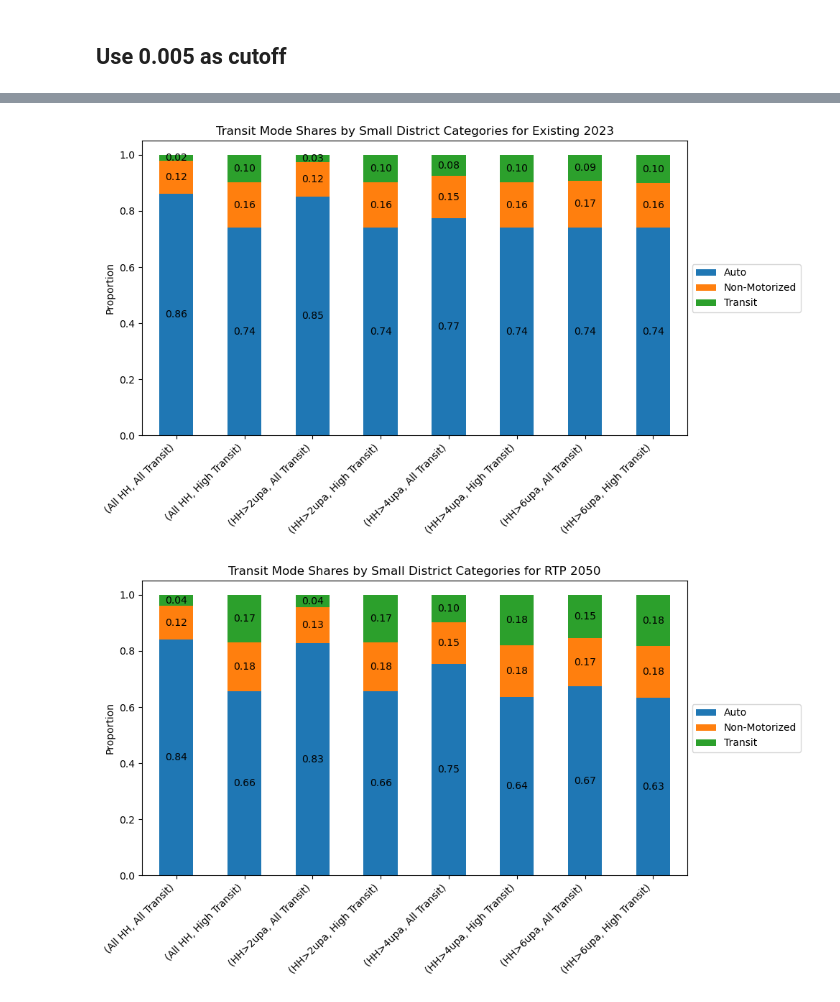
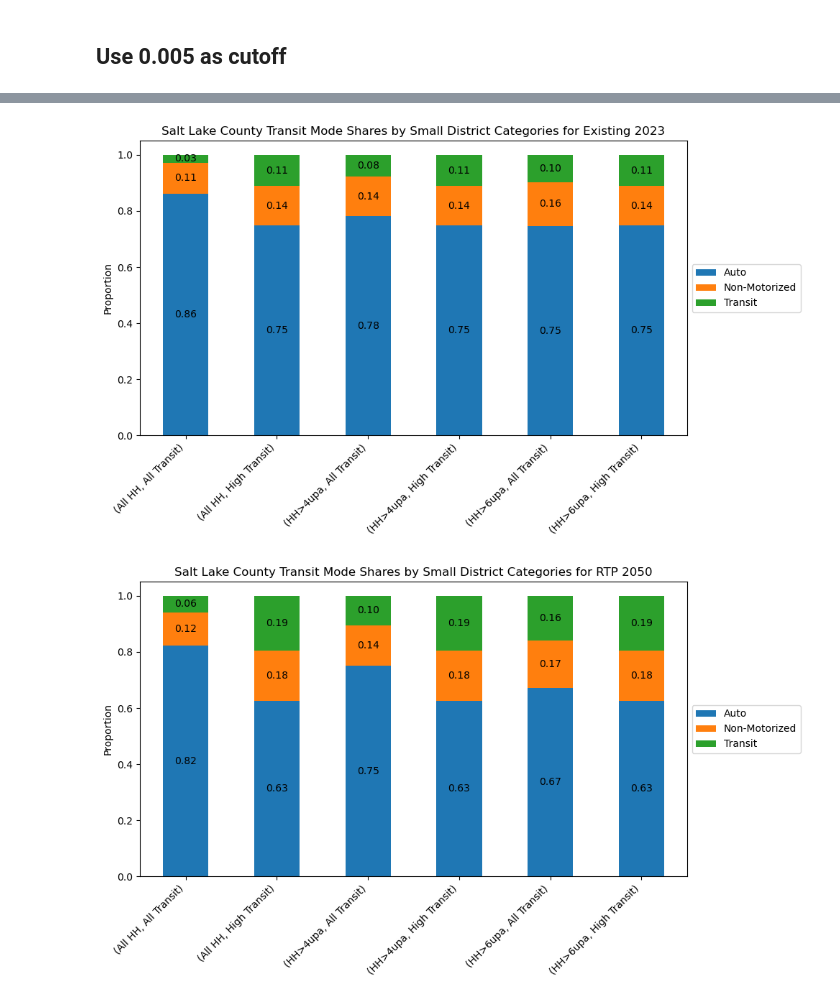
Before and after one commit to WFRCAnalytics/Transportation-Benefit-of-Centers, a Jupyter notebook: Density-Mode-Share.ipynb, the cells around one changed output, grey strips where cells are left out. Drawn from its saved outputs; the diff is of its cells as text; code cells hidden in the pictures.

Commit message:
filter for salt-lake-county

```diff
--- a/Density-Mode-Share.ipynb
+++ b/Density-Mode-Share.ipynb
@@ -8,6 +8,7 @@ import numpy as np
 # %%
 # Step 2: Load the GeoJSON file as a GeoDataFrame
 taz_gdf = gpd.read_file('data/WFv900_TAZ.geojson')
+taz_gdf = taz_gdf[taz_gdf['DSUP_NAME']=='Salt Lake County']
 taz_dsml_acres_df = taz_gdf[['TAZID','DISTSML','DSML_NAME','ACRES','DEVACRES']]
 taz_dsml_acres_df
 # %% [output]
@@ -32,6 +33,9 @@ _df2['scenario'] = 'rtp-2050'
 
 se_df = pd.concat([_df1, _df2])
 se_df.rename(columns={';TAZID':'TAZID'}, inplace=True)
+
+se_df = se_df[se_df['CO_FIPS']==35]
+
 se_df
 # %% [output]
 |  | TAZID | CO_TAZID | TOTHH | HHPOP | HHSIZE | TOTEMP | RETEMP | INDEMP | OTHEMP | ALLEMP | ... | ... |
@@ -755,33 +775,33 @@ def plot_stacked_bar_chart_with_labels(summary_df):
             title = 'Existing 2023'
         elif scenario == 'rtp-2050':
             title = 'RTP 2050'
         else:
             title = scenario  # Default to the scenario name if not matched
 
         ax = scenario_data.plot(kind='bar', stacked=True, figsize=(10, 6))
 
         # Move the legend outside of the plot
         plt.legend(loc='center left', bbox_to_anchor=(1.0, 0.5))
 
         # Add data labels on top of the bars
         for p in ax.patches:
             width = p.get_width()
             height = p.get_height()
             x = p.get_x()
             y = p.get_y()
 
             if height > 0:  # Label only if there is a value
                 ax.text(x + width / 2, y + height / 2, f'{height:.2f}', ha='center', va='center')
 
-        plt.title(f'Transit Mode Shares by Small District Categories for {title}')
+        plt.title(f'Salt Lake County Transit Mode Shares by Small District Categories for {title}')
         plt.xlabel('')
         plt.ylabel('Proportion')
         plt.xticks(rotation=45, ha='right')
         plt.tight_layout()
         plt.show()
 
 # Example usage
 plot_stacked_bar_chart_with_labels(summary_df)
 # %% [output]
-[figure, old version]
+[figure, new version]
-[figure, old version]
+[figure, new version]
```
Also changed, not shown: parts of 26 cells of this notebook.
